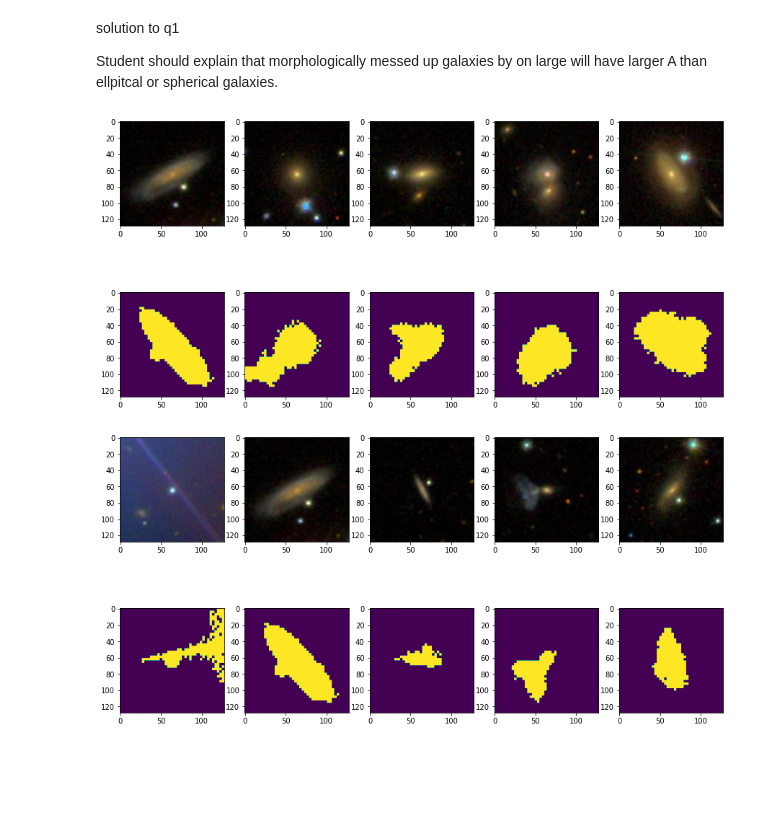
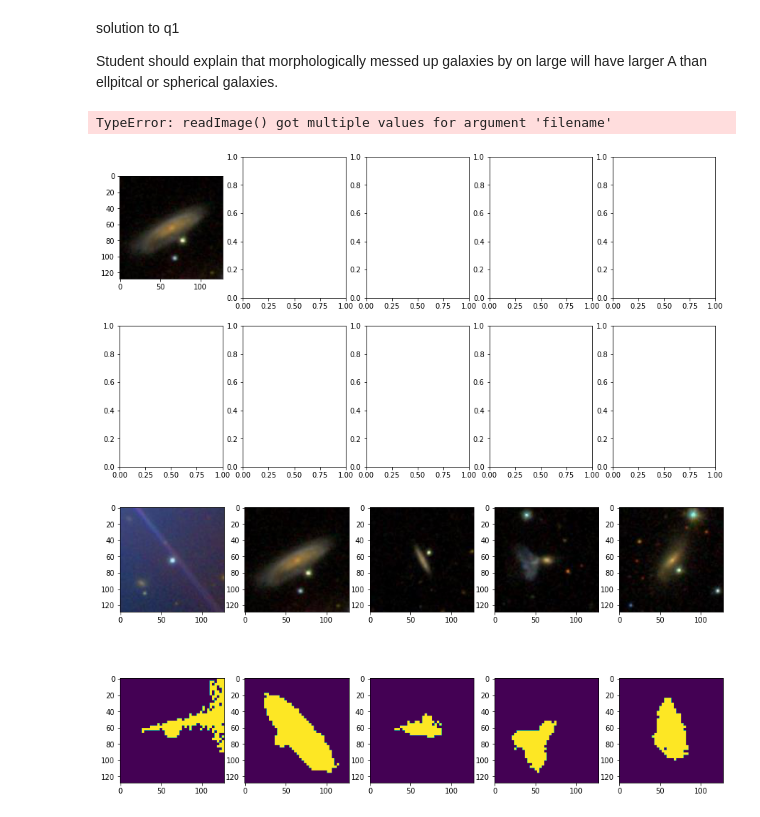
Before and after one commit to lewisfish/PawlikMorph-LSST, a Jupyter notebook: notebooks/outreach2.ipynb, the cells around one changed output. Drawn from its saved outputs; the diff is of its cells as text; code cells hidden in the pictures; blank space fills up the shorter version.

Commit message:
Updated notebooks so they work with new __init__.py and renamde Image module.

```diff
--- a/notebooks/outreach2.ipynb
+++ b/notebooks/outreach2.ipynb
@@ -217,33 +217,34 @@ scale = 60. / width #  set image scale to that of 1 arcmin
 image = SkyServer.getJpegImgCutout(ra=ra, dec=dec, width=width, height=height, scale=scale, dataRelease='DR16')
 
 # get science image
-image = pmlsst.image.readImage("sdss", filename=fname, ra=ra, dec=dec)
-sky, skyerr, *rest = pmlsst.skyBackground.skybgr(image)
+image = Image.readImage("sdss", filename=fname, ra=ra, dec=dec)
+sky, skyerr, *rest = skyBackground.skybgr(image)
 # get image mask
-mask = pmlsst.pixmap.pixelmap(image, sky+skyerr, 3)
+mask = pixmap.pixelmap(image, sky+skyerr, 3)
 # %%
 # solution Q2
 width, height = 128, 128
 scale = 60. / width #  set image scale to that of 1 arcmin
 fig, axs = plt.subplots(2, 5, figsize=(15, 8))
 axs = axs.ravel()
 
 
 # for subset of subset, student should target the extreme outliers in either A.
 largeA = df.nlargest(5, "A")
 
 for i in range(0, 5):
     ra, dec = largeA["radec"].iloc[i]
     fname = largeA["fname"].iloc[i]
 
     image = SkyServer.getJpegImgCutout(ra=ra, dec=dec, width=width, height=height, scale=scale, dataRelease='DR16')
     axs[i].imshow(image)
-    image = pmlsst.image.readImage("sdss", filename=fname, ra=ra, dec=dec)
-    sky, skyerr, *rest = pmlsst.skyBackground.skybgr(image)
-    mask = pmlsst.pixmap.pixelmap(image, sky+skyerr, 3)
+    image = Image.readImage("sdss", filename=fname, ra=ra, dec=dec)
+    sky, skyerr, *rest = skyBackground.skybgr(image)
+    mask = pixmap.pixelmap(image, sky+skyerr, 3)
     axs[i+5].imshow(mask)
 # %% [output]
+TypeError: readImage() got multiple values for argument 'filename'
-[figure, old version]
+[figure, new version]
 # %%
 # solution Q2
 width, height = 128, 128
```
Also changed, not shown: parts of 7 cells of this notebook, 2 other files.
